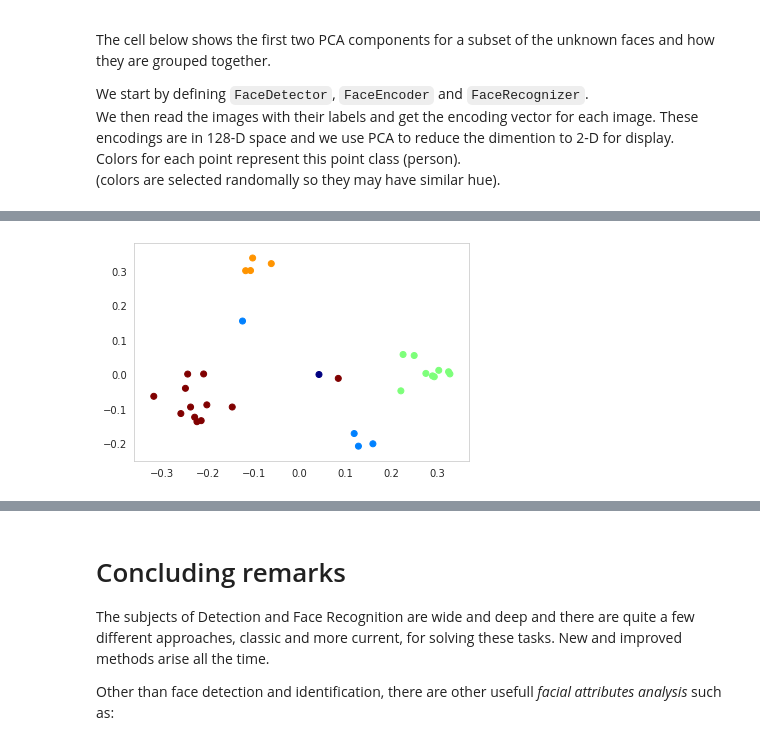
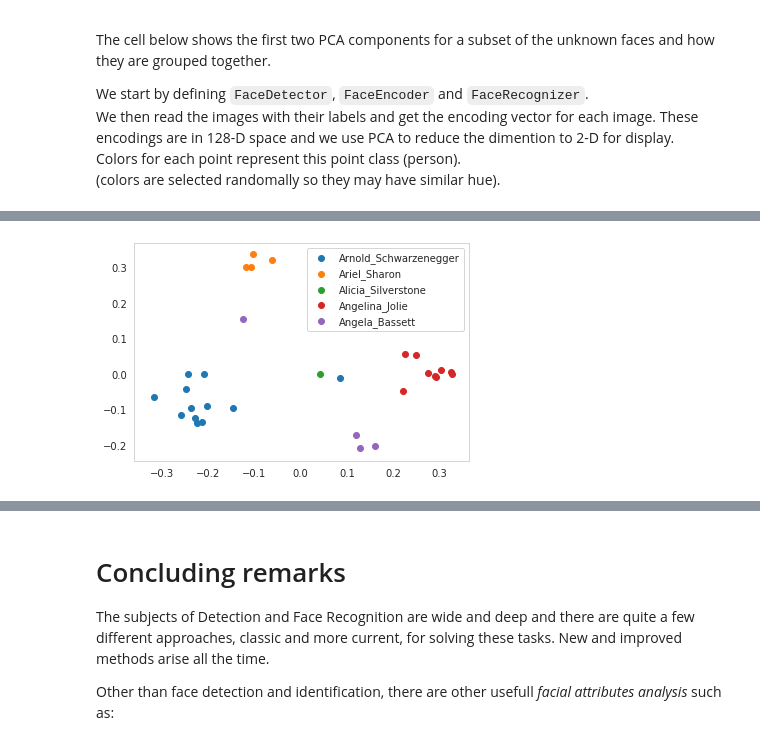
Before and after one commit to yossi-cohen/face-recognition, a Jupyter notebook: face-recognition.ipynb, the cells around one changed output, grey strips where cells are left out. Cells and saved outputs as stored; diff of their text form; code cells hidden in the pictures.

```diff
--- a/face-recognition.ipynb
+++ b/face-recognition.ipynb
@@ -1535,7 +1547,7 @@ import cv2
 import imutils
 import numpy as np
 import matplotlib.pyplot as plt
-from sklearn import decomposition
+from sklearn.decomposition import PCA
 from sklearn.preprocessing import LabelEncoder
 import seaborn as sns; sns.set_style("whitegrid", {'axes.grid' : False})
 
@@ -1577,19 +1589,19 @@ for label, image_path in enum_known_faces(UNKNOWN_FACE_PATH):
     if i >= max_faces:
         break
 
-le = LabelEncoder()
-labels = le.fit_transform(labels)
+labels = np.array(labels)
+
 embeddings = np.array(embeddings).reshape(max_faces, 128)
-print()
 print('embeddings.shape:', embeddings.shape)
 
-pca = decomposition.PCA(n_components=2)
+pca = PCA(n_components=2)
 embeddings_PCA = pca.fit_transform(embeddings)
-print()
 print('pca.explained_variance_:', pca.explained_variance_)
+for i, label in enumerate(set(labels)):
+    idx = labels == label
+    plt.scatter(embeddings_PCA[idx, 0], embeddings_PCA[idx, 1], label=label)
 
-fig, ax = plt.subplots()
-_ = ax.scatter(x=embeddings_PCA[:,0], y=embeddings_PCA[:,1], c=labels, cmap=plt.cm.jet)
+_ = plt.legend(bbox_to_anchor=(1, 1))
 # %% [output]
 FaceDetector( method=dnn, threshold=0.3, minfacesize=20, optimize=True )
 please wait...
@@ -1600,5 +1610,5 @@ embeddings.shape: (30, 128)
 pca.explained_variance_: [0.04922796 0.02210818]
-[figure, old version]
+[figure, new version]
 # %% [markdown]
 ### Identification examples
 
```
Also changed, not shown: parts of 2 cells of this notebook, 6 other files.
